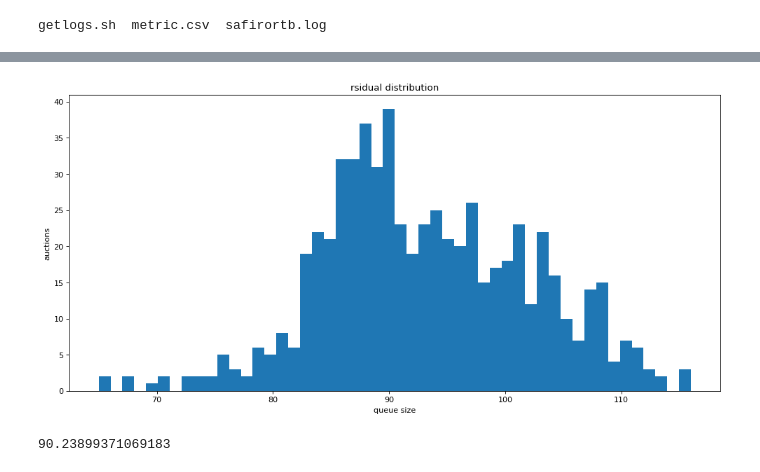
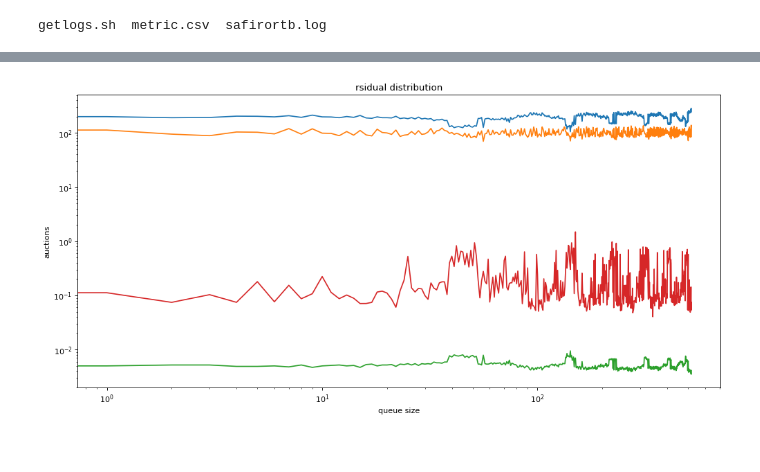
Before and after one commit to gmaggiotti/bidder-stats, a Jupyter notebook: src/histo.ipynb, the cells around one changed output, grey strips where cells are left out. Cells and saved outputs as stored; diff of their text form; code cells hidden in the pictures.

Commit message:
creating jupyter histogram & time series for each of the serioes

```diff
--- a/src/histo.ipynb
+++ b/src/histo.ipynb
@@ -11,10 +12,11 @@ getlogs.sh  metric.csv  safirortb.log
 # %%
 import numpy as np
 import os
+from stats_util import Type, get_serie
 
 path = os.getcwd()
 path
-dataset = np.loadtxt(path + "/histo_antes.csv", delimiter=",")
+dataset = np.loadtxt(path + "/../data/metric.csv", delimiter=",")
+dataset = np.delete(dataset, [1,], axis=1)
 dataset
-dataset[:,2].mean()
 # %% [output]
@@ -22,26 +75,15 @@ dataset[:,2].mean()
 # %%
 from matplotlib.pyplot import figure
 import matplotlib.pyplot as plt
 %matplotlib inline
 figure(num=None, figsize=(15, 7), dpi=80, facecolor='w', edgecolor='k')
 
-# plt.plot(dataset[:,2])
-plt.hist(dataset[:,2],bins=50)
-# plt.gca().set_xscale("log", nonposx='clip')
-# plt.gca().set_yscale("log", nonposy='clip')
+plt.plot(dataset[:,1:5])
+#plt.hist(dataset,bins=50)
+plt.gca().set_xscale("log", nonposx='clip')
+plt.gca().set_yscale("log", nonposy='clip')
 plt.title('rsidual distribution')
 plt.xlabel('queue size')
 plt.ylabel('auctions');
 # %% [output]
-[figure, old version]
+[figure, new version]
-# %%
-import numpy as np
-import os
-
-path = os.getcwd()
-path
-dataset1 = np.loadtxt(path + "/histo_desp.csv", delimiter=",")
-
-dataset1[:,2].mean()
-# %% [output]
-90.23899371069183
```
Also changed, not shown: parts of 11 cells of this notebook, 2 other files.
